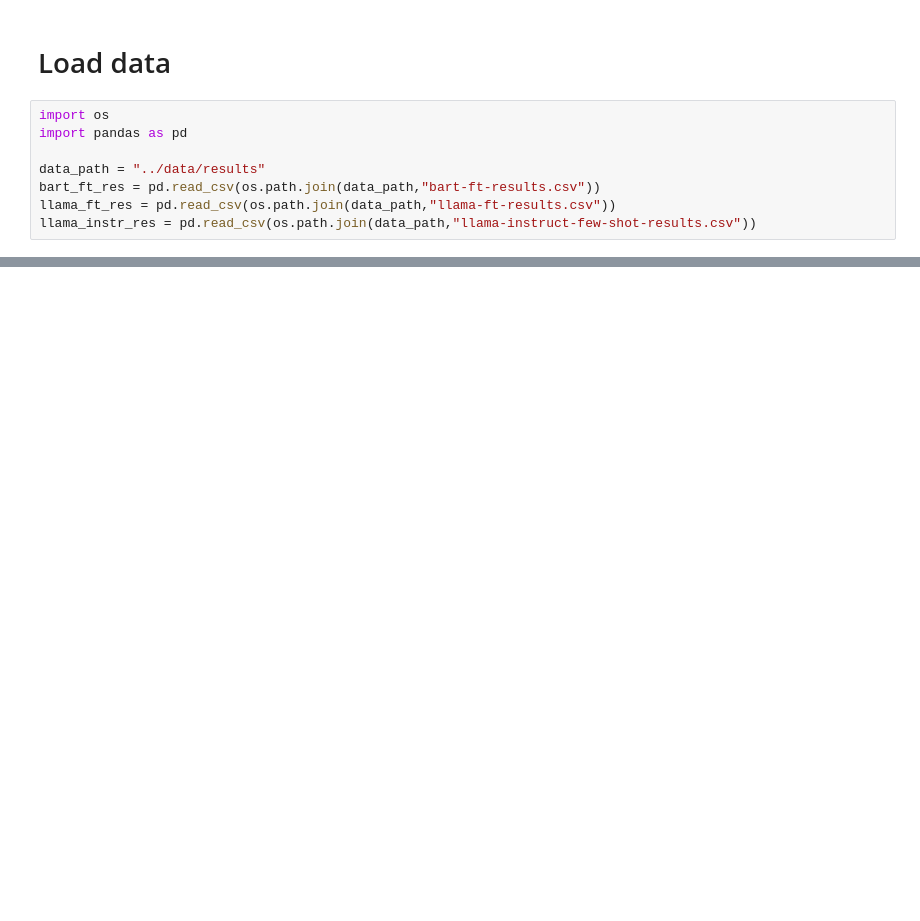
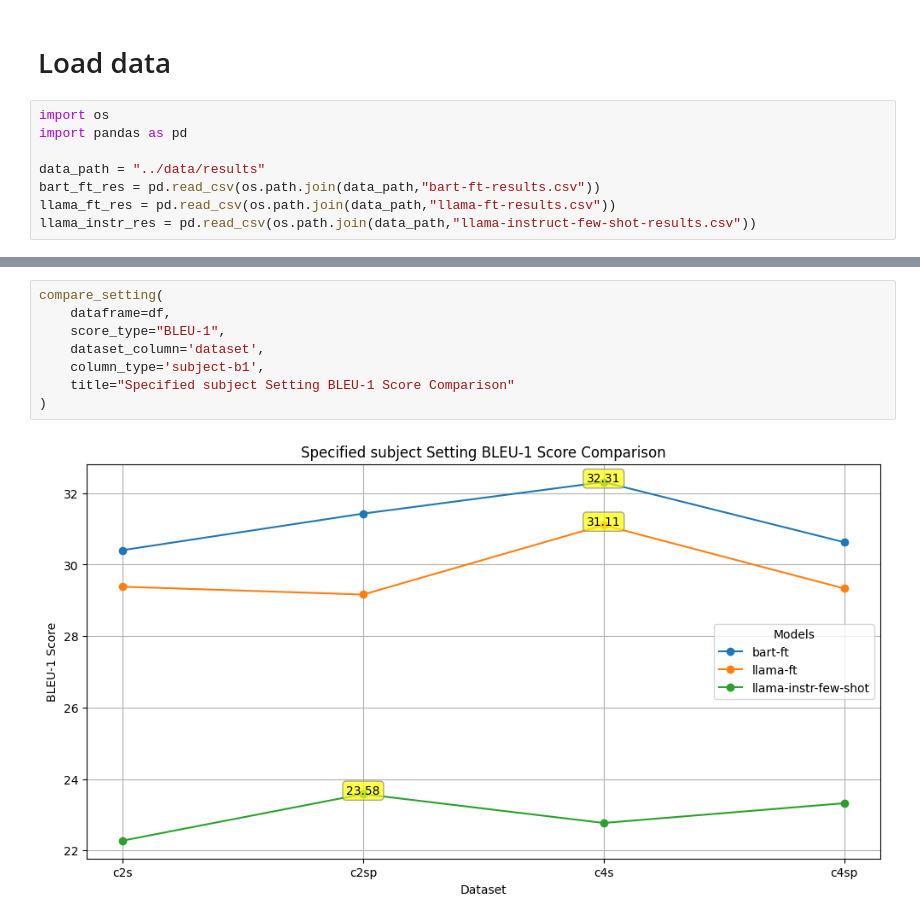
Before and after one commit to martgru/ElabSimp, a Jupyter notebook: main/inspect_results.ipynb, the cells around one changed output, grey strips where cells are left out. Saved outputs shown, nothing was run; the diff lists cells and outputs as text; blank space fills up the shorter version.

```diff
--- a/main/inspect_results.ipynb
+++ b/main/inspect_results.ipynb
@@ -21,0 +125,10 @@ bart_ft_res
+# %%
+compare_setting(
+    dataframe=df,
+    score_type="BLEU-1",
+    dataset_column='dataset',
+    column_type='subject-b1',
+    title="Specified subject Setting BLEU-1 Score Comparison"
+)
+# %% [output]
+[figure, added]
```
Also changed, not shown: parts of 20 cells of this notebook.
